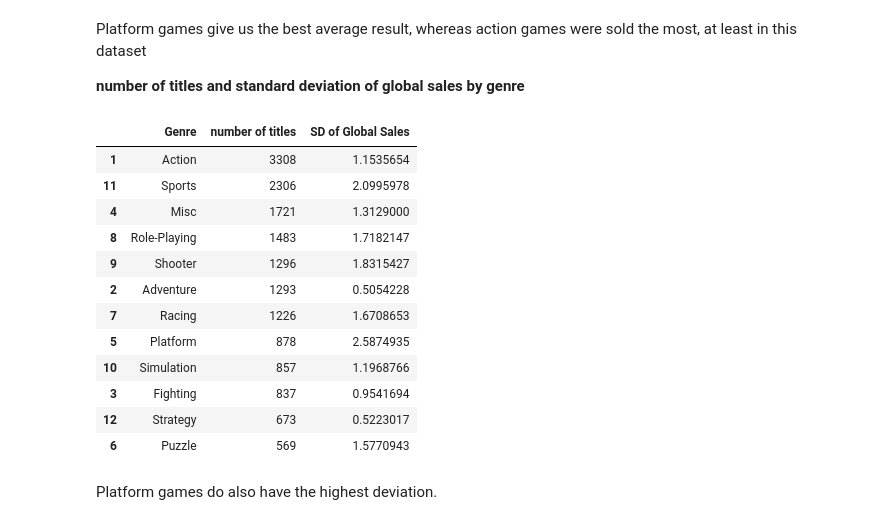
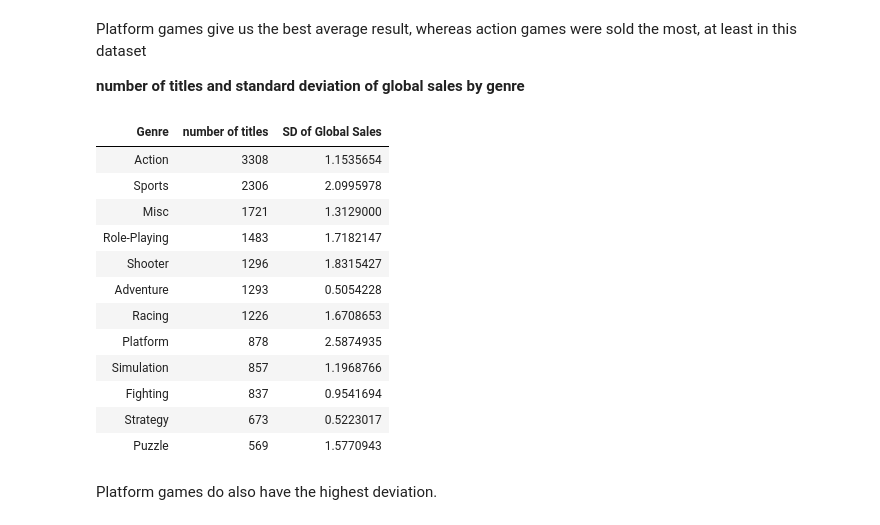
Before and after one commit to FiLeonard/example-game-sale-analysis, a Jupyter notebook: Game Sales Analysis.ipynb, the cells around one changed output. Saved outputs shown, nothing was run; the diff lists cells and outputs as text; code cells hidden in the pictures.

```diff
--- a/Game Sales Analysis.ipynb
+++ b/Game Sales Analysis.ipynb
@@ -346,26 +319,28 @@ Platform games give us the best average result, whereas action games were sold t
 # %%
 temp1 <- aggregate(Global_Sales~Genre, data=sales, FUN=length)
 temp2 <- aggregate(Global_Sales~Genre, data=sales, FUN=sd)
 
 colnames(temp1)[2] <- "number of titles"
 colnames(temp2)[2] <- "SD of Global Sales"
 
 temp3 <- merge(temp1,temp2, id="Genre")
-temp3[order(-temp3[2]),]
+temp3 <- temp3[order(-temp3[2]),]
+rownames(temp3) <- NULL
+temp3
 # %% [output]
-|  | Genre | number of titles | SD of Global Sales |
-| 1 | Action | 3308 | 1.1535654 |
-| 11 | Sports | 2306 | 2.0995978 |
-| 4 | Misc | 1721 | 1.3129000 |
-| 8 | Role-Playing | 1483 | 1.7182147 |
-| 9 | Shooter | 1296 | 1.8315427 |
-| 2 | Adventure | 1293 | 0.5054228 |
-| 7 | Racing | 1226 | 1.6708653 |
-| 5 | Platform | 878 | 2.5874935 |
-| 10 | Simulation | 857 | 1.1968766 |
-| 3 | Fighting | 837 | 0.9541694 |
-| 12 | Strategy | 673 | 0.5223017 |
-| 6 | Puzzle | 569 | 1.5770943 |
+| Genre | number of titles | SD of Global Sales |
+| Action | 3308 | 1.1535654 |
+| Sports | 2306 | 2.0995978 |
+| Misc | 1721 | 1.3129000 |
+| Role-Playing | 1483 | 1.7182147 |
+| Shooter | 1296 | 1.8315427 |
+| Adventure | 1293 | 0.5054228 |
+| Racing | 1226 | 1.6708653 |
+| Platform | 878 | 2.5874935 |
+| Simulation | 857 | 1.1968766 |
+| Fighting | 837 | 0.9541694 |
+| Strategy | 673 | 0.5223017 |
+| Puzzle | 569 | 1.5770943 |
 # %% [markdown]
 Platform games do also have the highest deviation.
 # %% [markdown]
```
Also changed, not shown: parts of 16 cells of this notebook.
